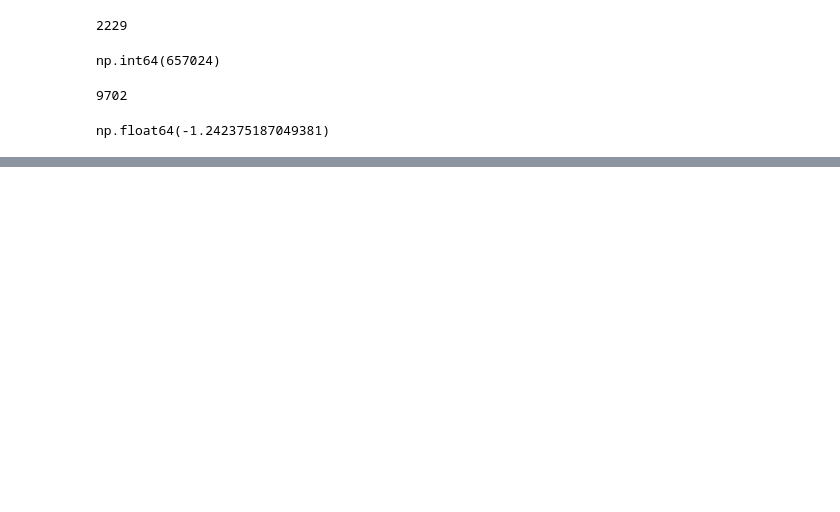
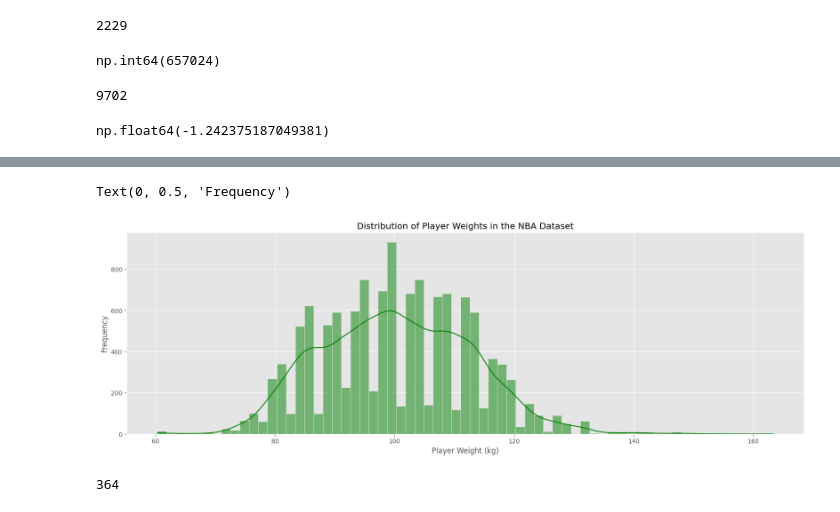
Before and after one commit to kaan4dev/nbaAnalysis, a Jupyter notebook: nba.ipynb, the cells around one changed output, grey strips where cells are left out. Drawn from its saved outputs; the diff is of its cells as text; code cells hidden in the pictures; blank space fills up the shorter version.

```diff
--- a/nba.ipynb
+++ b/nba.ipynb
@@ -324,0 +347,16 @@ np.float64(-1.242375187049381)
+# %%
+## What is the distribution of player weights in the dataset?
+
+plt.figure(figsize=(20,6))
+ax = sns.histplot(df['player_weight'], kde = True, color= 'green')
+ax.title.set_text('Distribution of Player Weights in the NBA Dataset')
+ax.set_xlabel('Player Weight (kg)')
+ax.set_ylabel('Frequency')
+# %% [output]
+Text(0, 0.5, 'Frequency')
+[figure, added]
+# %%
+## How many players have a draft number less than 10?
+df.query('draft_number < "10"').shape[0]
+# %% [output]
+364
```
Also changed, not shown: parts of 11 cells of this notebook, 2 other files.
